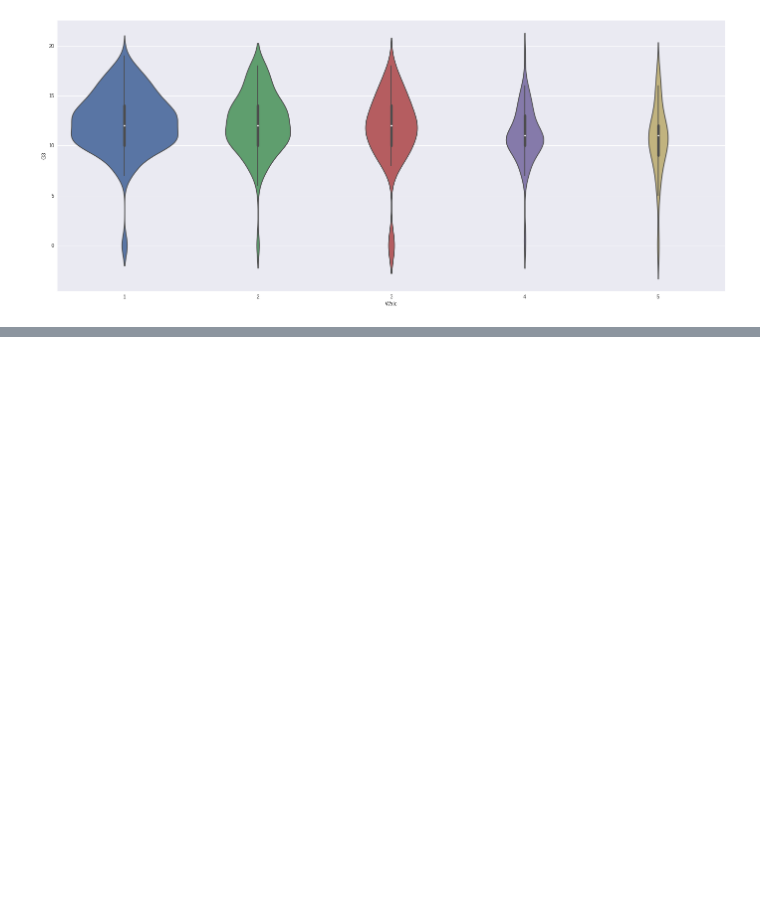
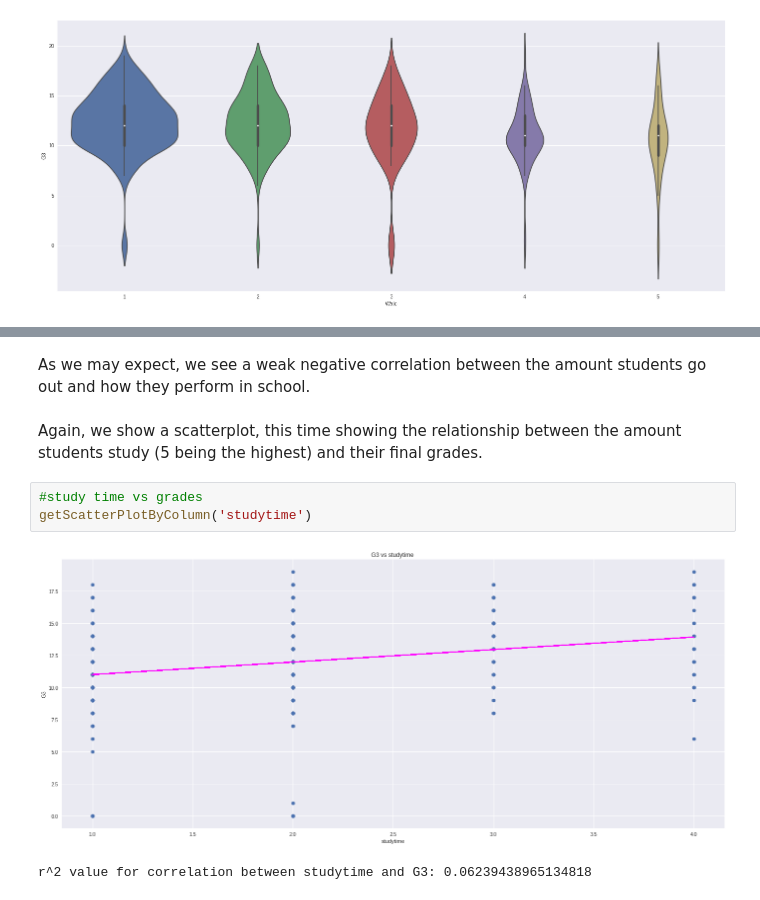
Before and after one commit to mdoxey06/mdoxey06.github.io, a Jupyter notebook: Students_alc (Mike) 2.ipynb, the cells around one changed output, grey strips where cells are left out. Cells and saved outputs as stored; diff of their text form; blank space fills up the shorter version.

```diff
--- a/Students_alc (Mike) 2.ipynb
+++ b/Students_alc (Mike) 2.ipynb
@@ -307,0 +266,10 @@ plt.show()
+# %% [markdown]
+As we may expect, we see a weak negative correlation between the amount students go out and how they perform in school.
+# %% [markdown]
+Again, we show a scatterplot, this time showing the relationship between the amount students study (5 being the highest) and their final grades.
+# %%
+#study time vs grades
+getScatterPlotByColumn('studytime')
+# %% [output]
+[figure, added]
+r^2 value for correlation between studytime and G3: 0.06239438965134818
```
Also changed, not shown: parts of 43 cells of this notebook, 1 other file.
